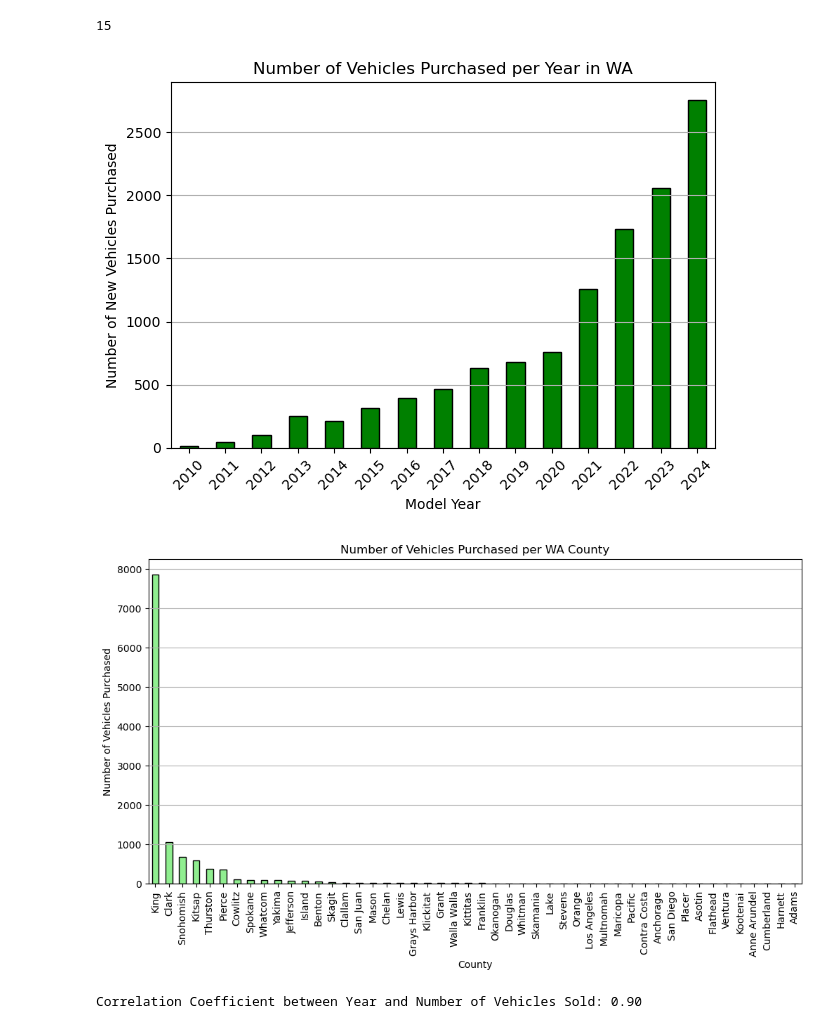
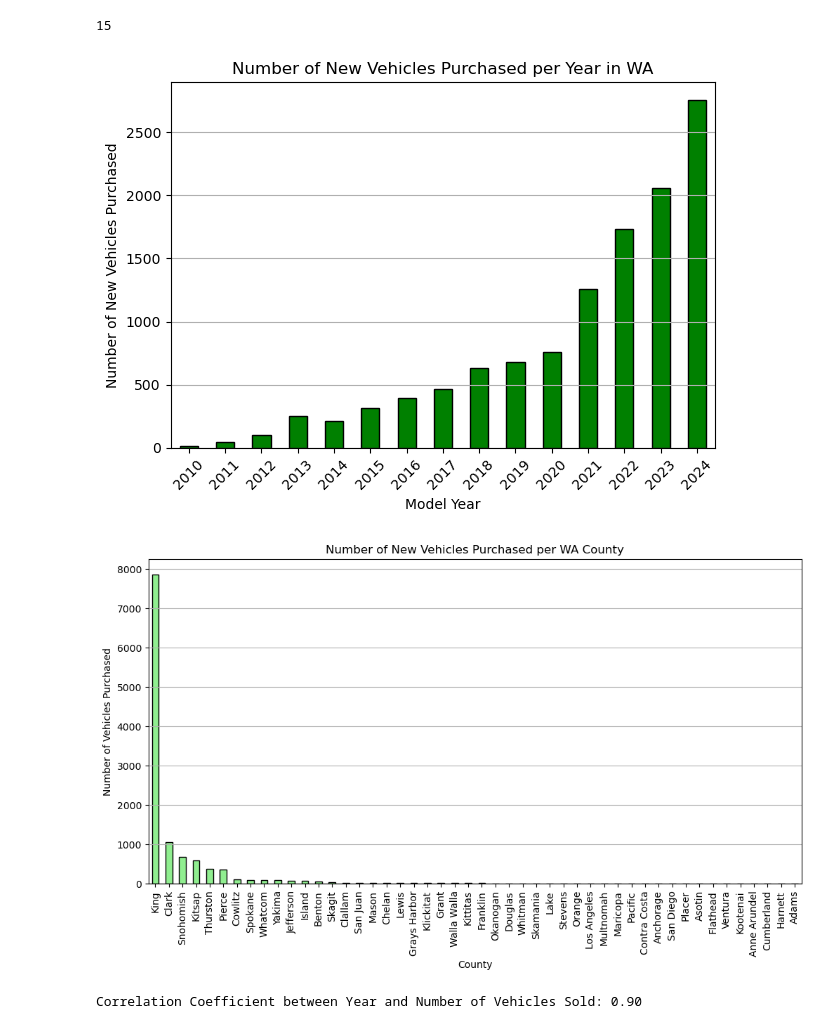
Before and after one commit to bhart4278/Project_1_T3, a Jupyter notebook: ev_data_py/purchases_over_time.ipynb, the cells around one changed output. Drawn from its saved outputs; the diff is of its cells as text; code cells hidden in the pictures.

```diff
--- a/ev_data_py/purchases_over_time.ipynb
+++ b/ev_data_py/purchases_over_time.ipynb
@@ -24,31 +24,31 @@ new_evs['Year'].nunique()
 # %%
 #Group data by 'Year' and count occurences
 vehicles_per_year = new_evs.groupby('Year').size()
 
 #Plot a bar graph
 vehicles_per_year.plot(kind='bar', color='g', edgecolor='black')
-plt.title('Number of Vehicles Purchased per Year in WA')
+plt.title('Number of New Vehicles Purchased per Year in WA')
 plt.xlabel('Model Year')
 plt.ylabel('Number of New Vehicles Purchased')
 plt.xticks(rotation=45)
 plt.grid(axis='y')
 plt.tight_layout()
 plt.show()
 # %% [output]
-[figure, old version]
+[figure, new version]
 # %%
 #visualization of new vehicle purchases by county
 vehicles_by_county = new_evs['County'].value_counts()
 plt.figure(figsize=(12, 6))
 vehicles_by_county.plot(kind='bar', color='lightgreen', edgecolor='black')
-plt.title('Number of Vehicles Purchased per WA County')
+plt.title('Number of New Vehicles Purchased per WA County')
 plt.xlabel('County')
 plt.ylabel('Number of Vehicles Purchased')
 plt.xticks(rotation=90)
 plt.grid(axis='y')
 plt.show()
 # %% [output]
-[figure, old version]
+[figure, new version]
 # %%
 #Get the correlation coefficient between years and number of vehicles sold
 vehicles_df = vehicles_per_year.reset_index(name='Number of Vehicles Sold')
```
Also changed, not shown: 1 other file.
